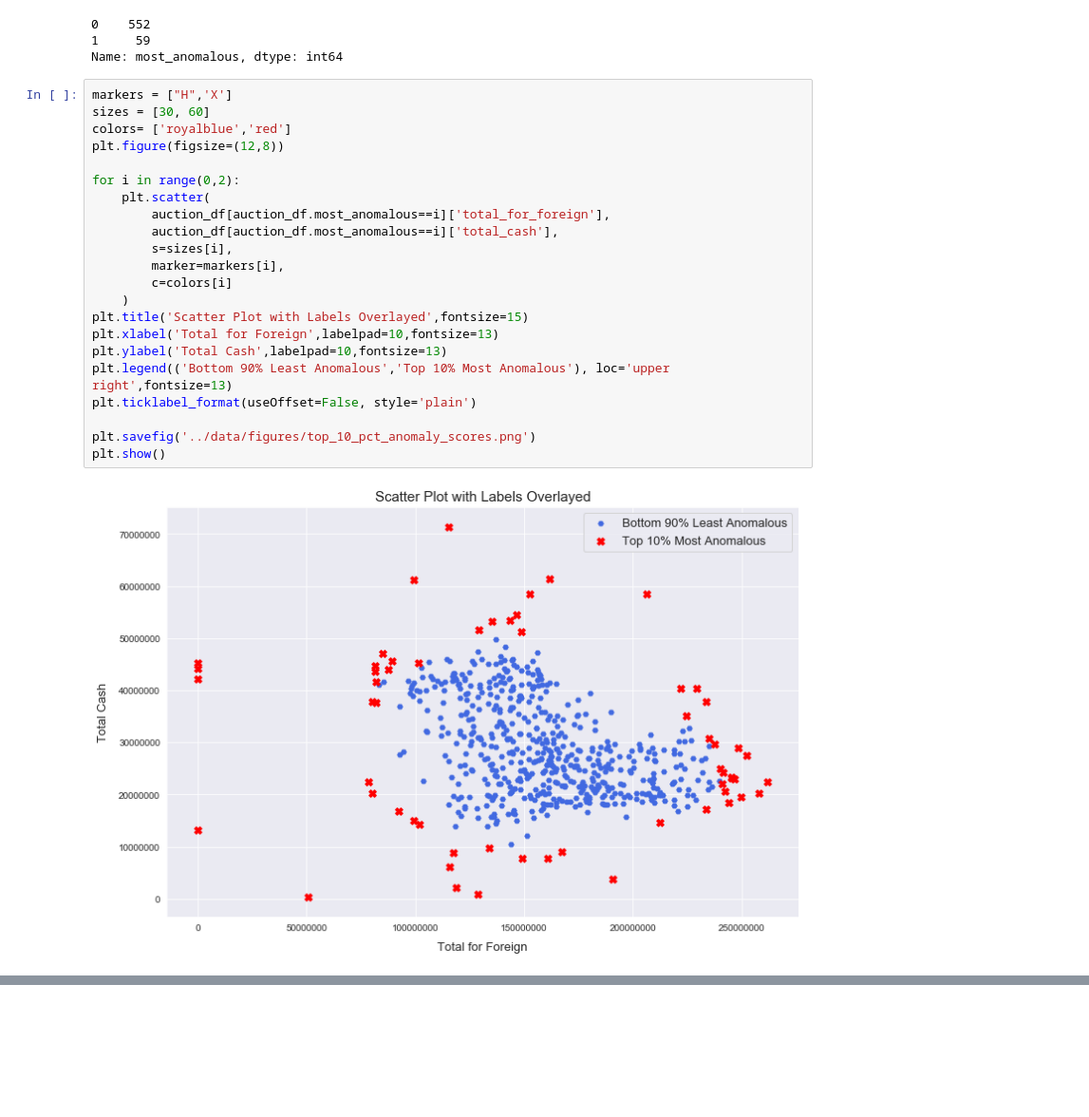
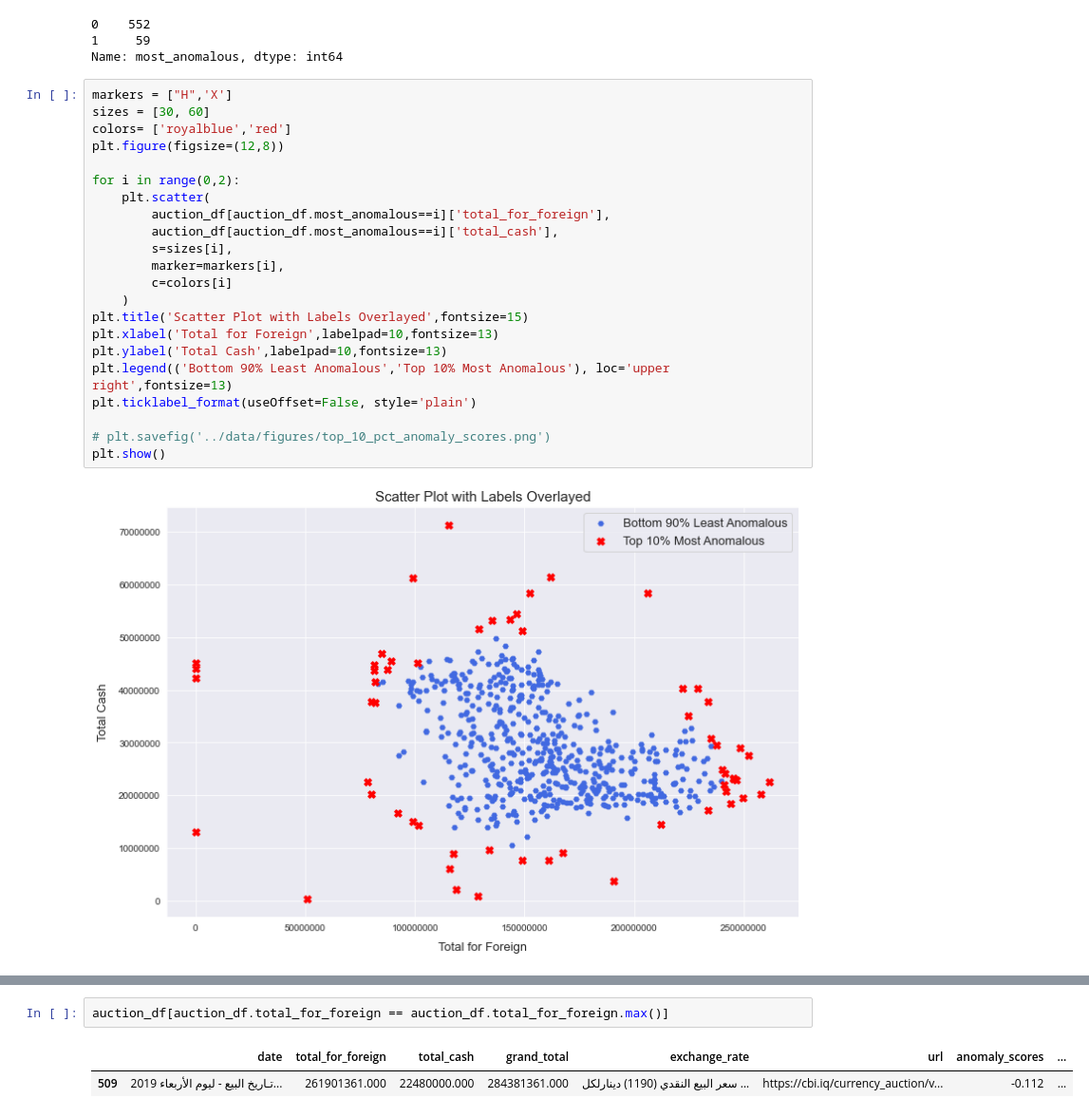
Before and after one commit to mpky/CBI_Project, a Jupyter notebook: notebooks/iforest_cbi.ipynb, the cells around one changed output, grey strips where cells are left out. Shown at 95% size. Saved outputs shown, nothing was run; the diff lists cells and outputs as text; blank space fills up the shorter version.

```diff
--- a/notebooks/iforest_cbi.ipynb
+++ b/notebooks/iforest_cbi.ipynb
@@ -101,7 +101,7 @@ plt.ylabel('Total Cash',labelpad=10,fontsize=13)
 plt.legend(('Bottom 90% Least Anomalous','Top 10% Most Anomalous'), loc='upper right',fontsize=13)
 plt.ticklabel_format(useOffset=False, style='plain')
 
-plt.savefig('../data/figures/top_10_pct_anomaly_scores.png')
+# plt.savefig('../data/figures/top_10_pct_anomaly_scores.png')
 plt.show()
 # %% [output]
 [figure]
@@ -125,3 +125,8 @@ auction_df.sort_values(by='anomaly_scores')[:20]
 | 509 | تـاريخ البيع - ليوم الأربعاء 2019... | 261901361.000 | 22480000.000 | 284381361.000 | سعر البيع النقدي (1190) دينارلكل ... | https://cbi.iq/currency_auction/v... | -0.112 | ... |
 | 591 | تـاريخ البيع - | 229120016.000 | 40330000.000 | 269450016.000 | سعر البيع النقدي (1190) دينارلكل ... | https://cbi.iq/currency_auction/v... | -0.111 | ... |
 | 343 | تـاريخ البيع - ليوم الخميس 2019/1... | 258032865.000 | 20250000.000 | nan | سعر بيع المبالغ المحولة لحسابات ا... | https://cbi.iq/currency_auction/v... | -0.110 | ... |
+# %%
+auction_df[auction_df.total_for_foreign == auction_df.total_for_foreign.max()]
+# %% [output]
+|  | date | total_for_foreign | total_cash | grand_total | exchange_rate | url | anomaly_scores | ... |
+| 509 | تـاريخ البيع - ليوم الأربعاء 2019... | 261901361.000 | 22480000.000 | 284381361.000 | سعر البيع النقدي (1190) دينارلكل ... | https://cbi.iq/currency_auction/v... | -0.112 | ... |
```
Also changed, not shown: parts of 1 cell of this notebook, 2 other files.
